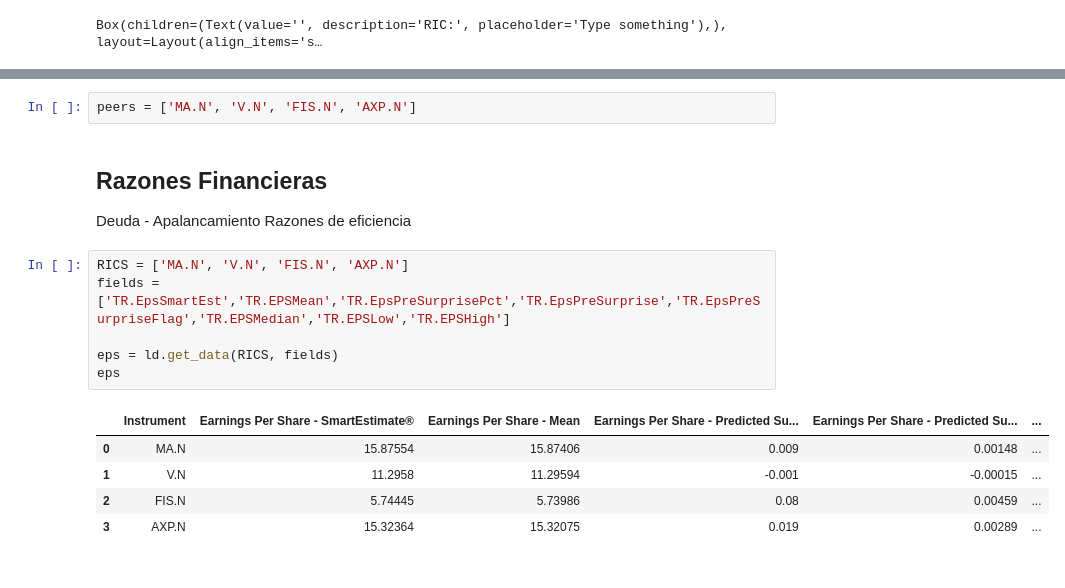
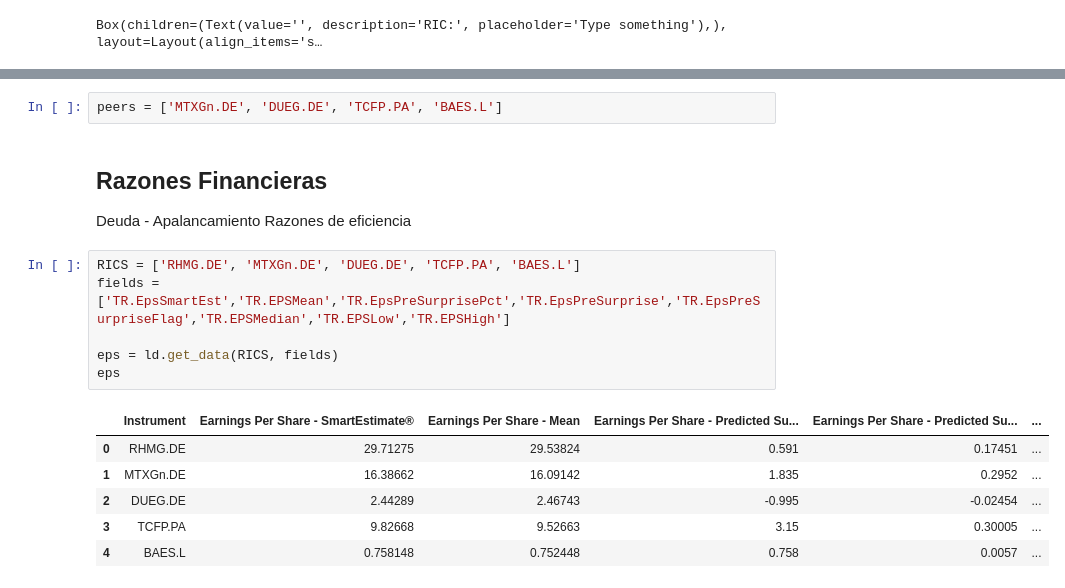
Before and after one commit to neftalivldz/finanzas2025, a Jupyter notebook: PeerAnalysis.ipynb, the cells around one changed output, grey strips where cells are left out. Drawn from its saved outputs; the diff is of its cells as text.

```diff
--- a/PeerAnalysis.ipynb
+++ b/PeerAnalysis.ipynb
@@ -98,21 +82,22 @@ df
 # %%
-peers = ['MA.N', 'V.N', 'FIS.N', 'AXP.N']
+peers = ['MTXGn.DE', 'DUEG.DE', 'TCFP.PA', 'BAES.L']
 # %% [markdown]
 ## Razones Financieras
 
 Deuda - Apalancamiento Razones de eficiencia
 # %%
-RICS = ['MA.N', 'V.N', 'FIS.N', 'AXP.N']
+RICS = ['RHMG.DE', 'MTXGn.DE', 'DUEG.DE', 'TCFP.PA', 'BAES.L']
 fields = ['TR.EpsSmartEst','TR.EPSMean','TR.EpsPreSurprisePct','TR.EpsPreSurprise','TR.EpsPreSurpriseFlag','TR.EPSMedian','TR.EPSLow','TR.EPSHigh']
 
 eps = ld.get_data(RICS, fields)
 eps
 # %% [output]
 |  | Instrument | Earnings Per Share - SmartEstimate® | Earnings Per Share - Mean | Earnings Per Share - Predicted Su... | Earnings Per Share - Predicted Su... | ... |
-| 0 | MA.N | 15.87554 | 15.87406 | 0.009 | 0.00148 | ... |
-| 1 | V.N | 11.2958 | 11.29594 | -0.001 | -0.00015 | ... |
-| 2 | FIS.N | 5.74445 | 5.73986 | 0.08 | 0.00459 | ... |
-| 3 | AXP.N | 15.32364 | 15.32075 | 0.019 | 0.00289 | ... |
+| 0 | RHMG.DE | 29.71275 | 29.53824 | 0.591 | 0.17451 | ... |
+| 1 | MTXGn.DE | 16.38662 | 16.09142 | 1.835 | 0.2952 | ... |
+| 2 | DUEG.DE | 2.44289 | 2.46743 | -0.995 | -0.02454 | ... |
+| 3 | TCFP.PA | 9.82668 | 9.52663 | 3.15 | 0.30005 | ... |
+| 4 | BAES.L | 0.758148 | 0.752448 | 0.758 | 0.0057 | ... |
 # %%
 ts = ld.get_data(RICS,
                    ['TR.TotalRevenue(SDate=2010-01-01,EDate=2024-12-15,Frq=Y).date',
```
Also changed, not shown: parts of 11 cells of this notebook, 2 other files.
